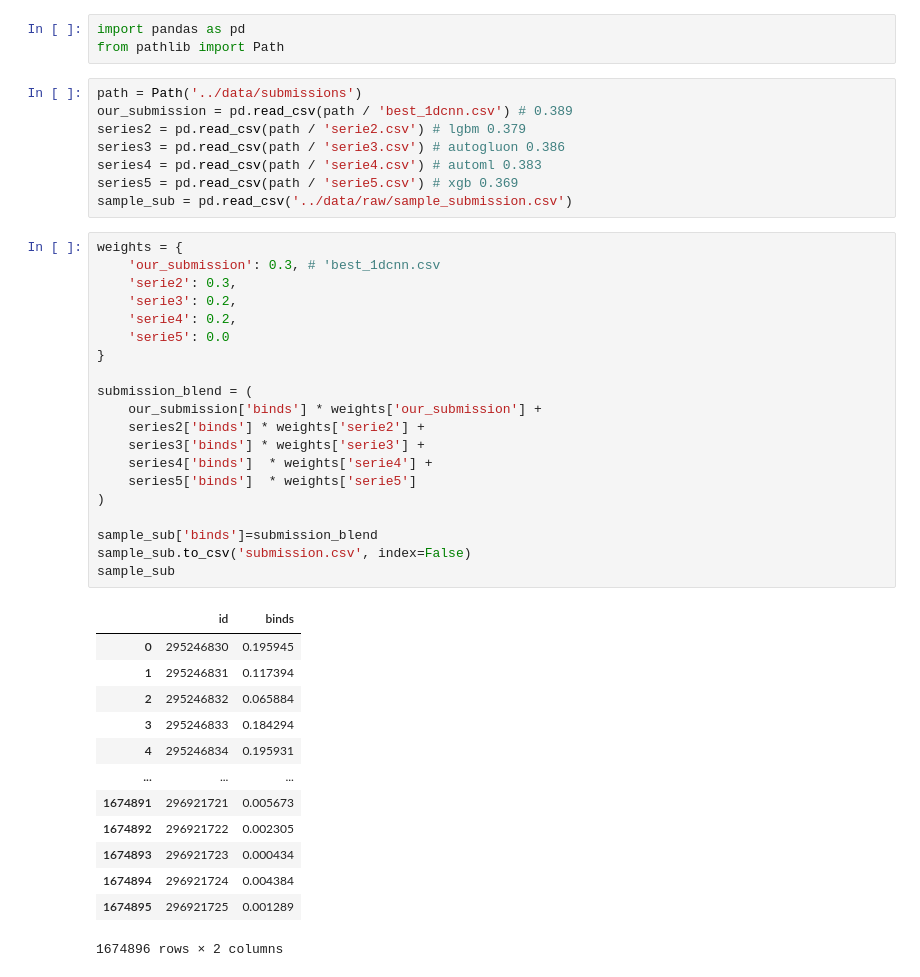
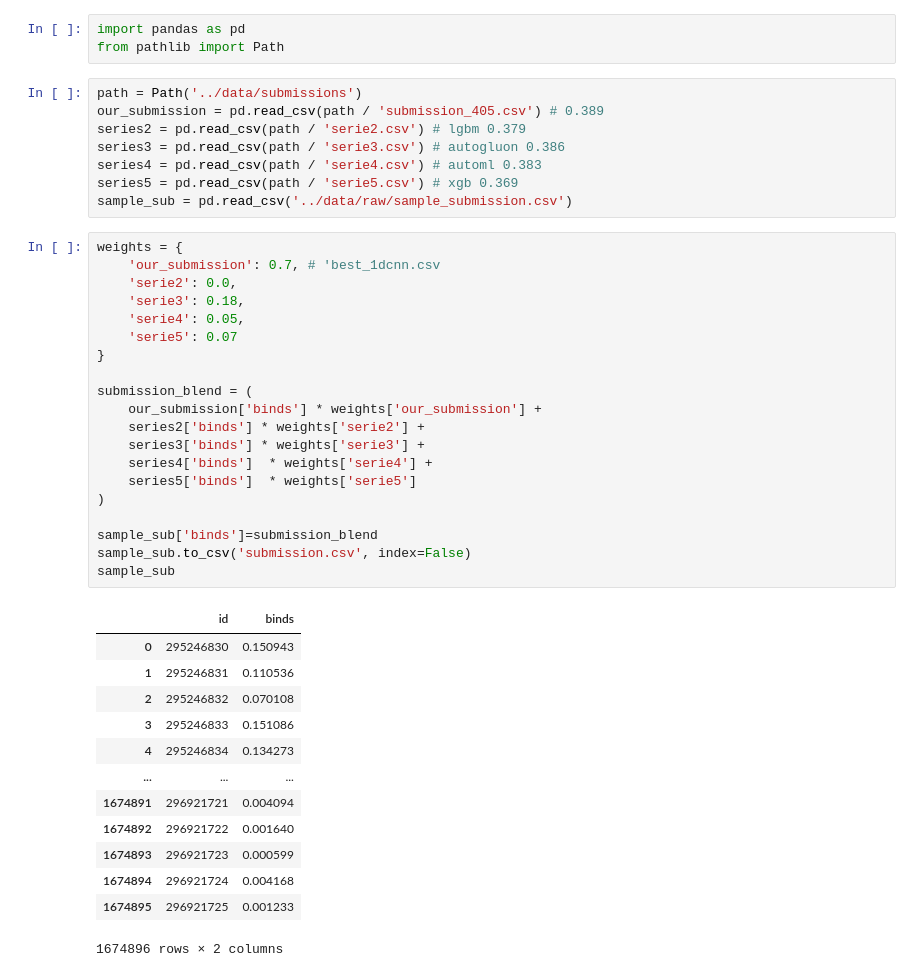
Before and after one commit to TeamEpochGithub/iv-q4-predict-new-medicines-belka, a Jupyter notebook: notebooks/ensembling.ipynb, the cells around one changed output. Saved outputs shown, nothing was run; the diff lists cells and outputs as text.

```diff
--- a/notebooks/ensembling.ipynb
+++ b/notebooks/ensembling.ipynb
@@ -3,7 +3,7 @@ import pandas as pd
 from pathlib import Path
 # %%
 path = Path('../data/submissions')
-our_submission = pd.read_csv(path / 'best_1dcnn.csv') # 0.389
+our_submission = pd.read_csv(path / 'submission_405.csv') # 0.389
 series2 = pd.read_csv(path / 'serie2.csv') # lgbm 0.379
 series3 = pd.read_csv(path / 'serie3.csv') # autogluon 0.386
 series4 = pd.read_csv(path / 'serie4.csv') # automl 0.383
@@ -11,35 +11,35 @@ series5 = pd.read_csv(path / 'serie5.csv') # xgb 0.369
 sample_sub = pd.read_csv('../data/raw/sample_submission.csv')
 # %%
 weights = {
-    'our_submission': 0.3, # 'best_1dcnn.csv
-    'serie2': 0.3,
-    'serie3': 0.2,
-    'serie4': 0.2,
-    'serie5': 0.0
+    'our_submission': 0.7, # 'best_1dcnn.csv
+    'serie2': 0.0,
+    'serie3': 0.18,
+    'serie4': 0.05,
+    'serie5': 0.07
 }
 
 submission_blend = (
     our_submission['binds'] * weights['our_submission'] +
     series2['binds'] * weights['serie2'] +
     series3['binds'] * weights['serie3'] +
     series4['binds']  * weights['serie4'] +
     series5['binds']  * weights['serie5']
 )
 
 sample_sub['binds']=submission_blend
 sample_sub.to_csv('submission.csv', index=False)
 sample_sub
 # %% [output]
 |  | id | binds |
-| 0 | 295246830 | 0.195945 |
-| 1 | 295246831 | 0.117394 |
-| 2 | 295246832 | 0.065884 |
-| 3 | 295246833 | 0.184294 |
-| 4 | 295246834 | 0.195931 |
+| 0 | 295246830 | 0.150943 |
+| 1 | 295246831 | 0.110536 |
+| 2 | 295246832 | 0.070108 |
+| 3 | 295246833 | 0.151086 |
+| 4 | 295246834 | 0.134273 |
 | ... | ... | ... |
-| 1674891 | 296921721 | 0.005673 |
-| 1674892 | 296921722 | 0.002305 |
-| 1674893 | 296921723 | 0.000434 |
-| 1674894 | 296921724 | 0.004384 |
-| 1674895 | 296921725 | 0.001289 |
+| 1674891 | 296921721 | 0.004094 |
+| 1674892 | 296921722 | 0.001640 |
+| 1674893 | 296921723 | 0.000599 |
+| 1674894 | 296921724 | 0.004168 |
+| 1674895 | 296921725 | 0.001233 |
 1674896 rows × 2 columns
```
Also changed, not shown: 8 other files.
